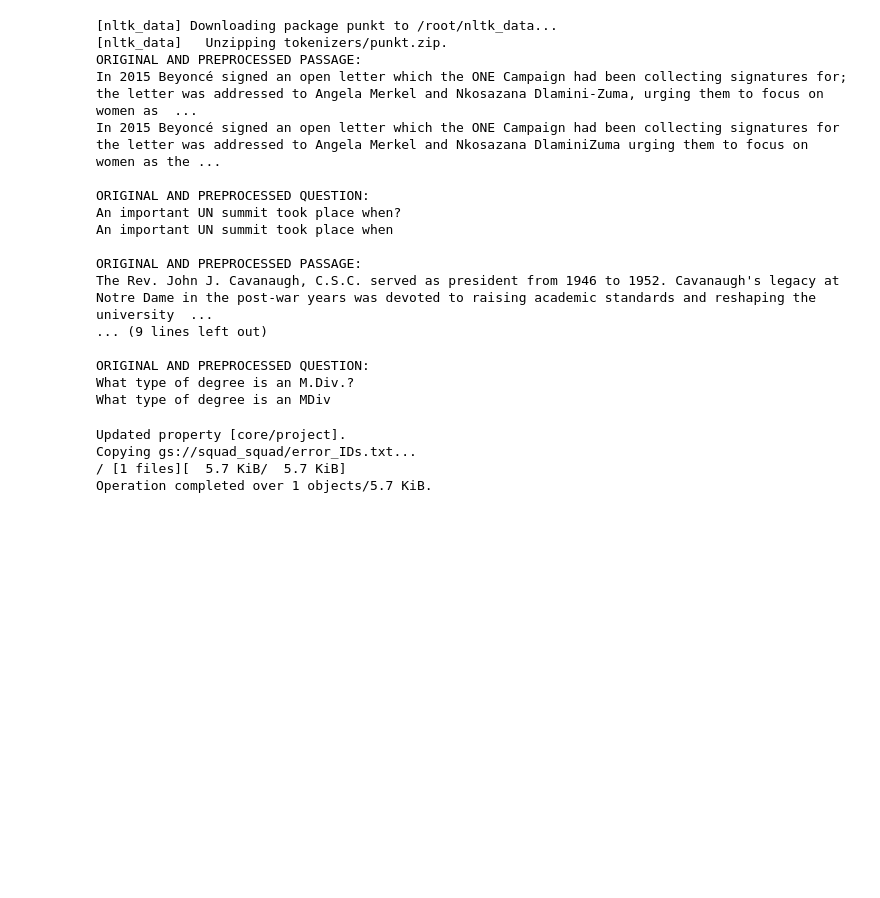
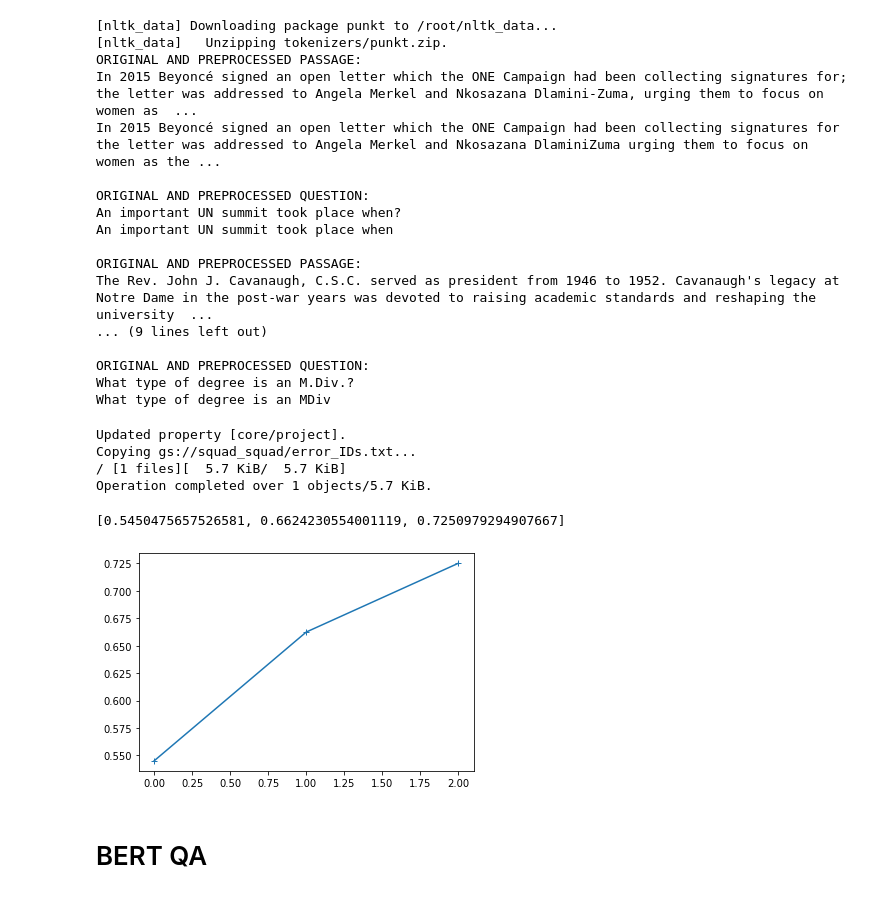
Before and after one commit to the-SQuAD-squad/IR, a Jupyter notebook: IR.ipynb, the cells around one changed output. Saved outputs shown, nothing was run; the diff lists cells and outputs as text; code cells hidden in the pictures; blank space fills up the shorter version.

Commit message:
refactor and bert wip

```diff
--- a/IR.ipynb
+++ b/IR.ipynb
@@ -250,0 +242,33 @@ passage_test_tf_idf = vectorizer.transform(passage_prep_test)
+# %%
+vectorizer =  TfidfVectorizer()
+# tokenization and creation of Bag of Words representation
+passage_tf_idf = vectorizer.fit_transform(passage_prep_train)
+
+# we keep track of the original passage index before performing unique()
+
+passage_prep_test = df_test['passage'].unique().tolist() # preprocessed
+passage_test = df_original_test['passage'].unique()      # original
+
+passage_test_tf_idf = vectorizer.transform(passage_prep_test)
+question_tf_idf = vectorizer.transform(df_test['question'].tolist())
+
+results = cosine_similarity(passage_test_tf_idf, question_tf_idf)
+# %%
+# single passage scores
+k_results = 3
+
+tp = 0 #true positives
+accuracy = []
+for k in tqdm(range(1, k_results+1)):
+    for j,result in enumerate(results.T):
+        result = np.argsort(result)
+        if df_original_test['passage'].tolist()[j] in [text for text in passage_test[result[-k:].tolist()]]:
+            tp+=1
+    accuracy.append(tp/len(df_original_test))
+    tp = 0
+
+print(accuracy,sep='\n')
+plt.plot(accuracy,"-+");
+# %% [output]
+[0.5450475657526581, 0.6624230554001119, 0.7250979294907667]
+[figure, added]
@@ -250,0 +293,2 @@ passage_test_tf_idf = vectorizer.transform(passage_prep_test)
+# %% [markdown]
+# BERT QA
```
Also changed, not shown: parts of 16 cells of this notebook.
